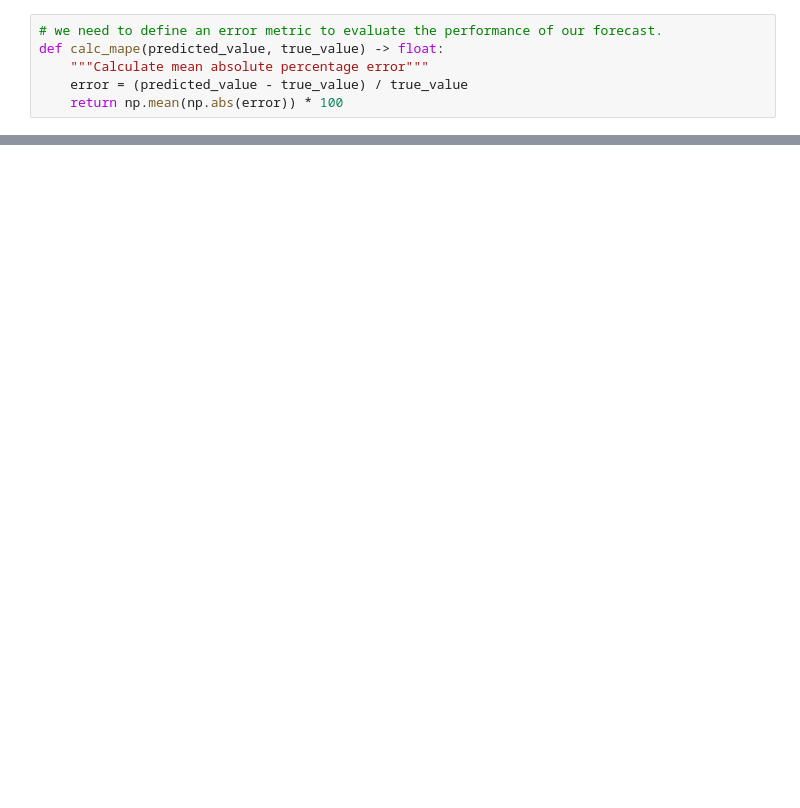
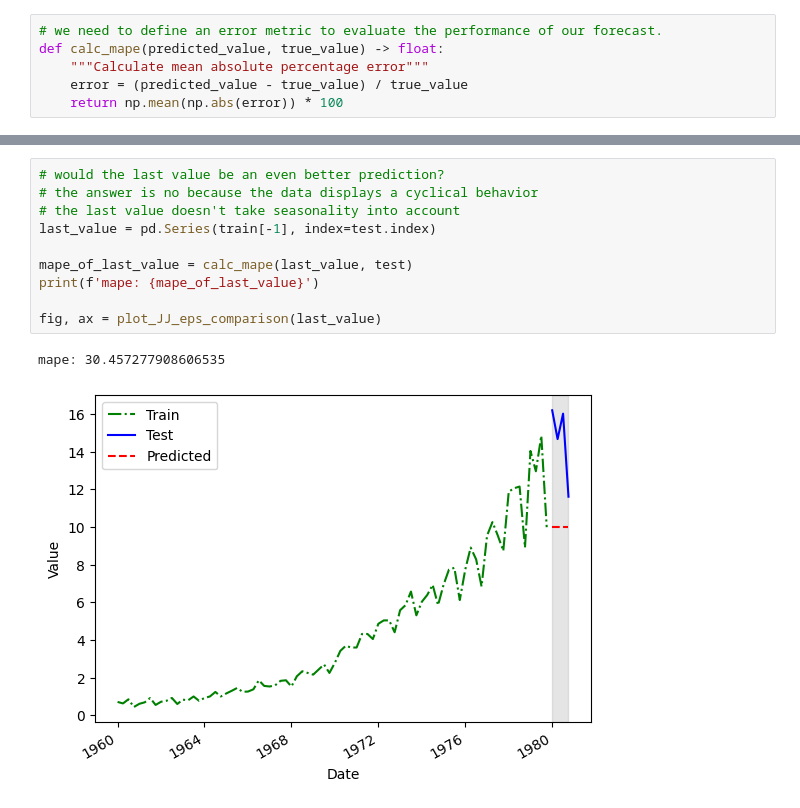
Before and after one commit to Xupeiyi/Time-Series-Forcasting-In-Python, a Jupyter notebook: ch2.ipynb, the cells around one changed output, grey strips where cells are left out. Cells and saved outputs as stored; diff of their text form; blank space fills up the shorter version.

```diff
--- a/ch2.ipynb
+++ b/ch2.ipynb
@@ -56,0 +65,13 @@ calc_mape(last_season, test['data'].values)
+# %%
+# would the last value be an even better prediction?
+# the answer is no because the data displays a cyclical behavior
+# the last value doesn't take seasonality into account
+last_value = pd.Series(train[-1], index=test.index)
+
+mape_of_last_value = calc_mape(last_value, test)
+print(f'mape: {mape_of_last_value}')
+
+fig, ax = plot_JJ_eps_comparison(last_value)
+# %% [output]
+mape: 30.457277908606535
+[figure, added]
```
Also changed, not shown: parts of 11 cells of this notebook.
